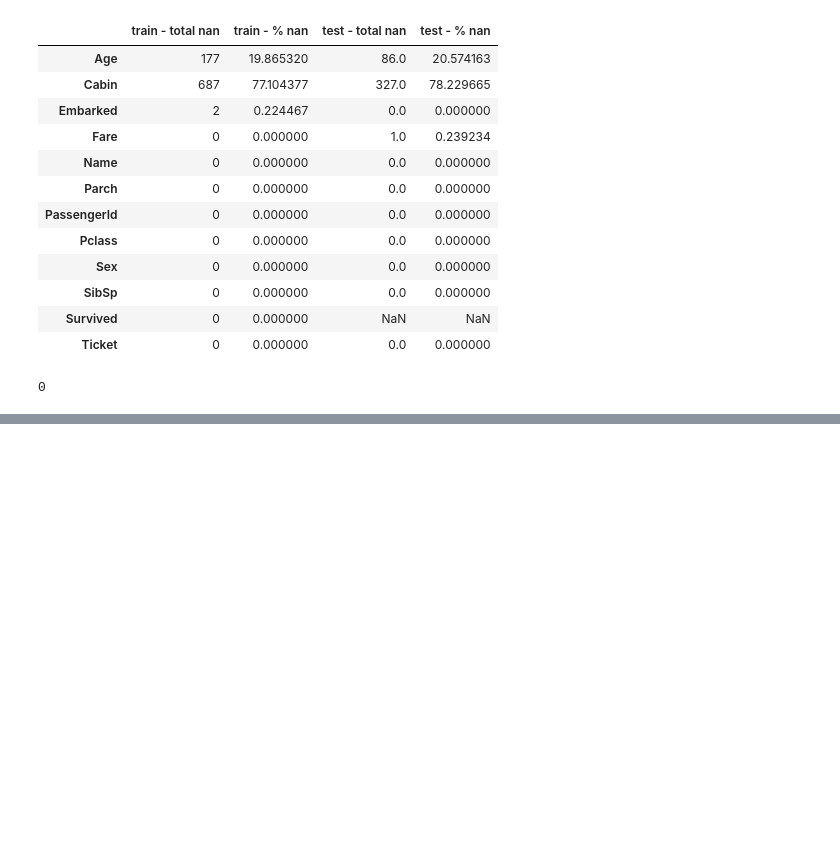
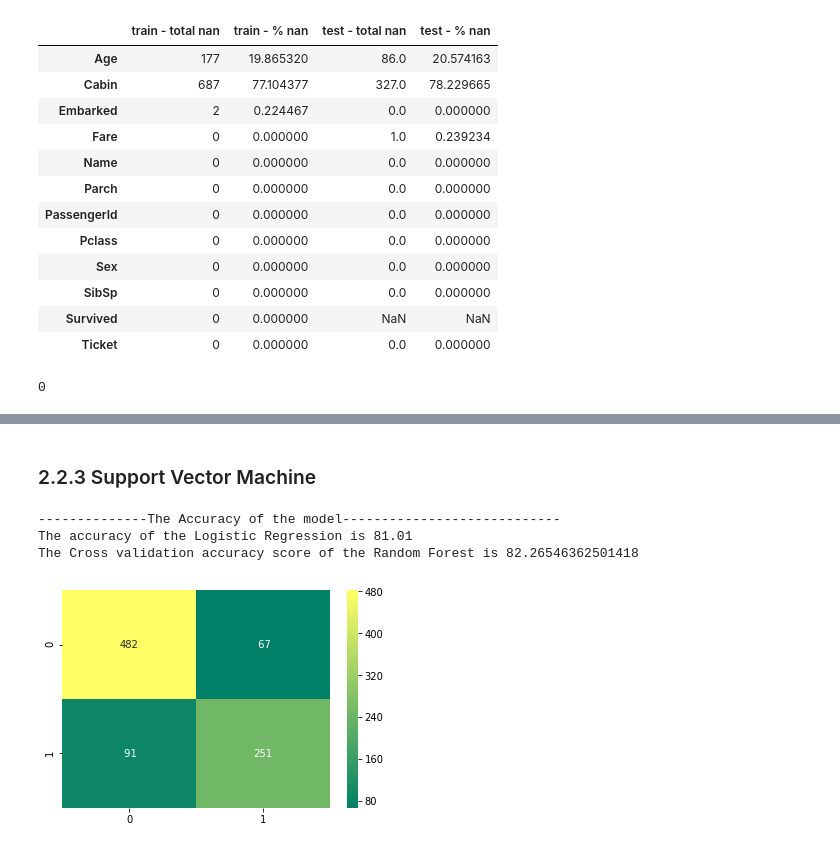
Before and after one commit to danielkurniadi/Titanic-Kaggle, a Jupyter notebook: titanic-modelling.ipynb, the cells around one changed output, grey strips where cells are left out. Cells and saved outputs as stored; diff of their text form; code cells hidden in the pictures; blank space fills up the shorter version.

```diff
--- a/titanic-modelling.ipynb
+++ b/titanic-modelling.ipynb
@@ -114,0 +507,30 @@ print("Shape of our test dataset: ", cln_test_df.shape)
+# %% [markdown]
+### 2.2.3 Support Vector Machine
+# %%
+from sklearn.svm import SVC
+from sklearn.metrics import (accuracy_score,
+                            confusion_matrix)
+
+#Single hold-outs validation
+svc = SVC()
+svc.fit(X_train, y_train)
+y_pred = svc.predict(X_val)
+score_svc_single = round(accuracy_score(y_pred,y_val)*100, 2)
+
+print("--------------The Accuracy of the model----------------------------")
+print("The accuracy of the Logistic Regression is", score_svc_single)
+
+from sklearn.model_selection import (cross_val_score,
+                                    cross_val_predict)
+#Cross Validation
+scores_svc = cross_val_score(svc, X, y, cv=10, scoring='accuracy')
+y_pred = cross_val_predict(svc, X, y, cv=10, n_jobs=-1)
+conf_mat = confusion_matrix(y, y_pred)
+
+print("The Cross validation accuracy score of the Random Forest is", scores_svc.mean()*100)
+sns.heatmap(conf_mat, annot=True, cmap='summer', fmt='3.0f');
+# %% [output]
+--------------The Accuracy of the model----------------------------
+The accuracy of the Logistic Regression is 81.01
+The Cross validation accuracy score of the Random Forest is 82.26546362501418
+[figure, added]
```
Also changed, not shown: parts of 68 cells of this notebook.
